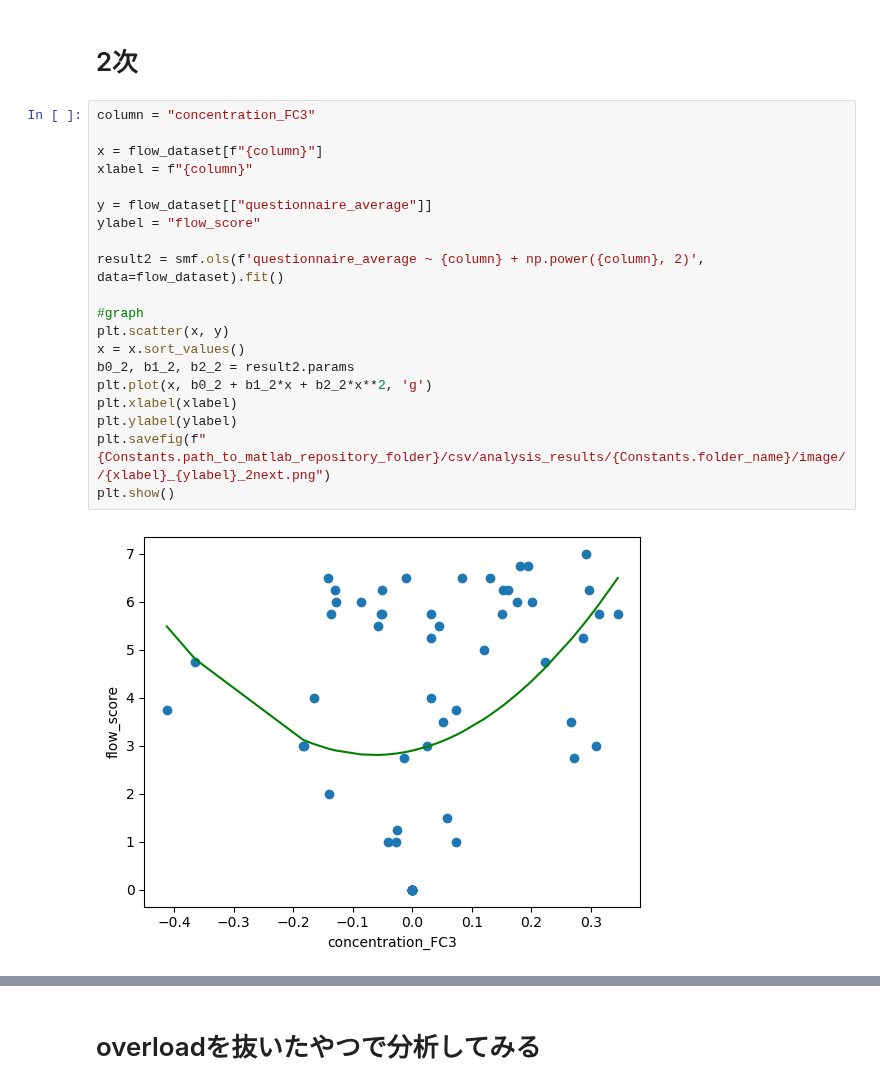
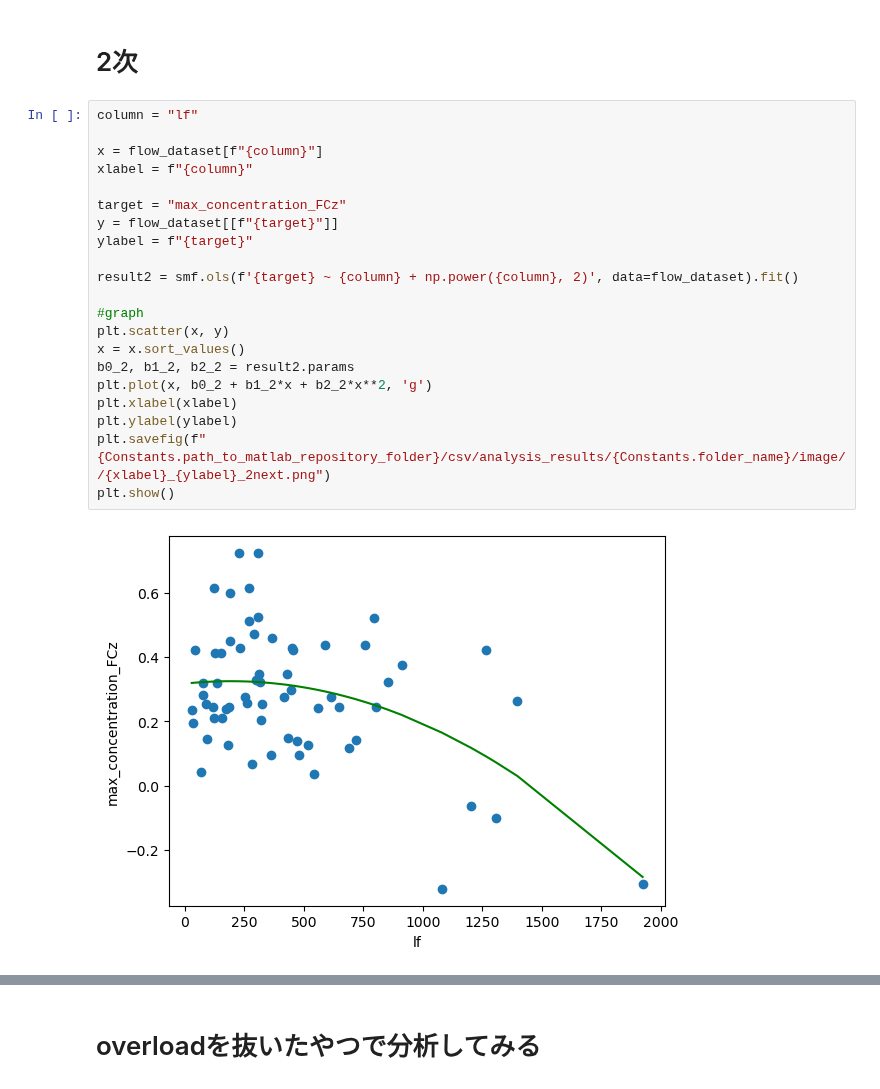
Before and after one commit to miyakooti/ECGAnalysis, a Jupyter notebook: regression_of_flow_score.ipynb, the cells around one changed output, grey strips where cells are left out. Saved outputs shown, nothing was run; the diff lists cells and outputs as text.

```diff
--- a/regression_of_flow_score.ipynb
+++ b/regression_of_flow_score.ipynb
@@ -548,24 +552,25 @@ plt.show()
 # %% [markdown]
 # 2次
 # %%
-column = "concentration_FC3"
+column = "lf"
 
 x = flow_dataset[f"{column}"]
 xlabel = f"{column}"
 
-y = flow_dataset[["questionnaire_average"]]
-ylabel = "flow_score"
+target = "max_concentration_FCz"
+y = flow_dataset[[f"{target}"]]
+ylabel = f"{target}"
 
-result2 = smf.ols(f'questionnaire_average ~ {column} + np.power({column}, 2)', data=flow_dataset).fit()
+result2 = smf.ols(f'{target} ~ {column} + np.power({column}, 2)', data=flow_dataset).fit()
 
 #graph
 plt.scatter(x, y)
 x = x.sort_values()
 b0_2, b1_2, b2_2 = result2.params
 plt.plot(x, b0_2 + b1_2*x + b2_2*x**2, 'g')
 plt.xlabel(xlabel)
 plt.ylabel(ylabel)
 plt.savefig(f"{Constants.path_to_matlab_repository_folder}/csv/analysis_results/{Constants.folder_name}/image//{xlabel}_{ylabel}_2next.png")
 plt.show()
 # %% [output]
-[figure, old version]
+[figure, new version]
```
Also changed, not shown: parts of 11 cells of this notebook, 5 other files.
